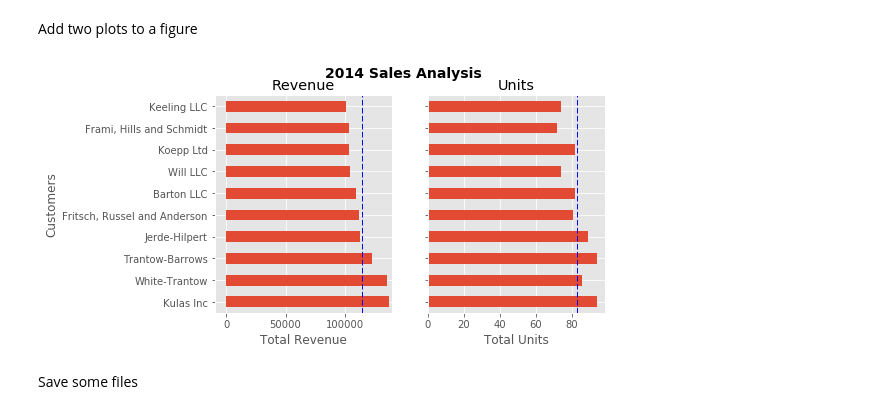
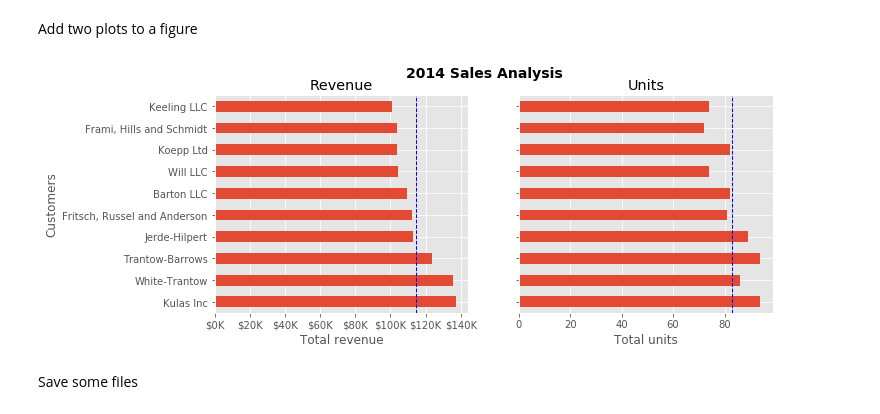
Before and after one commit to chris1610/pbpython, a Jupyter notebook: notebooks/Effectively-Using-Matplotlib.ipynb, the cells around one changed output. Drawn from its saved outputs; the diff is of its cells as text; code cells hidden in the pictures.

Commit message:
Minor improvements to the plot in order to improve consistency. Closes #3

```diff
--- a/notebooks/Effectively-Using-Matplotlib.ipynb
+++ b/notebooks/Effectively-Using-Matplotlib.ipynb
@@ -178,28 +178,34 @@ ax.legend().set_visible(False);
 Add two plots to a figure
 # %%
 # Get the figure and the axes
-fig, (ax0, ax1) = plt.subplots(nrows=1,ncols=2, sharey=True, figsize=(7, 4))
-top_10.plot(kind='barh', y="Sales", x="Name", ax=ax0)
-ax0.set_xlim([-10000, 140000])
-ax0.set(title='Revenue', xlabel='Total Revenue', ylabel='Customers')
+fig, (ax0, ax1) = plt.subplots(nrows=1, ncols=2, sharey=True, figsize=(10,4))
 
-# Plot the average
-avg = top_10['Sales'].mean()
-ax0.axvline(x=avg, color='b', label='Average', linestyle='--', linewidth=1)
+# Build the first plot
+top_10.plot(kind='barh', x='Name', y='Sales', ax=ax0)
+ax0.set(title='Revenue', xlabel='Total revenue', ylabel='Customers')
+formatter = FuncFormatter(currency)
+ax0.xaxis.set_major_formatter(formatter)
 
-# Repeat for the unit plot
-top_10.plot(kind='barh', y="Purchases", x="Name", ax=ax1)
-avg = top_10['Purchases'].mean()
-ax1.set(title='Units', xlabel='Total Units', ylabel='')
-ax1.axvline(x=avg, color='b', label='Average', linestyle='--', linewidth=1)
+# Add average line to the first plot
+revenue_average = top_10['Sales'].mean()
+ax0.axvline(x=revenue_average, color='b', label='Average', linestyle='--', linewidth=1)
+
+# Build the second plot
+top_10.plot(kind='barh', x='Name', y='Purchases', ax=ax1)
+ax1.set(title='Units', xlabel='Total units', ylabel='')
+
+# Add average line to the second plot
+purchases_average = top_10['Purchases'].mean()
+ax1.axvline(x=purchases_average, color='b', label='Average', linestyle='--', linewidth=1)
 
 # Title the figure
-fig.suptitle('2014 Sales Analysis', fontsize=14, fontweight='bold');
+fig.suptitle('2014 Sales Analysis', fontsize=14, fontweight='bold')
 
+# Hide the plot legends
+ax0.legend().set_visible(False)
 ax1.legend().set_visible(False)
-ax0.legend().set_visible(False);
 # %% [output]
-[figure, old version]
+[figure, new version]
 # %% [markdown]
 Save some files
 # %%
```
Also changed, not shown: parts of 3 cells of this notebook.
